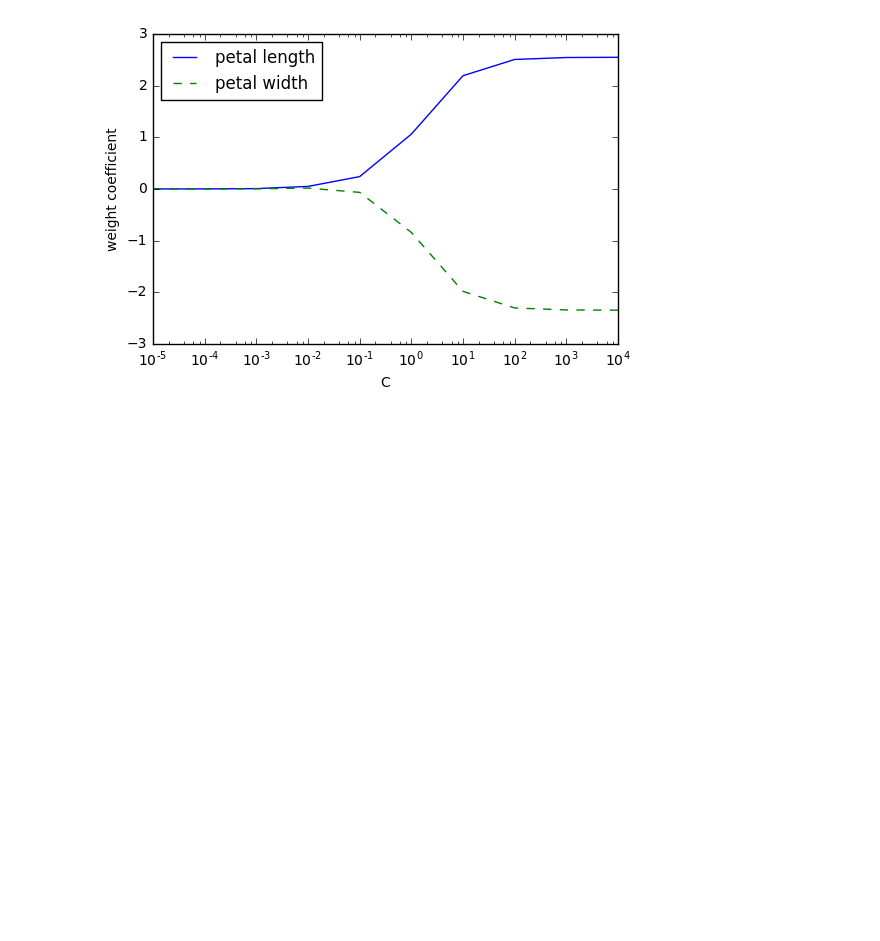
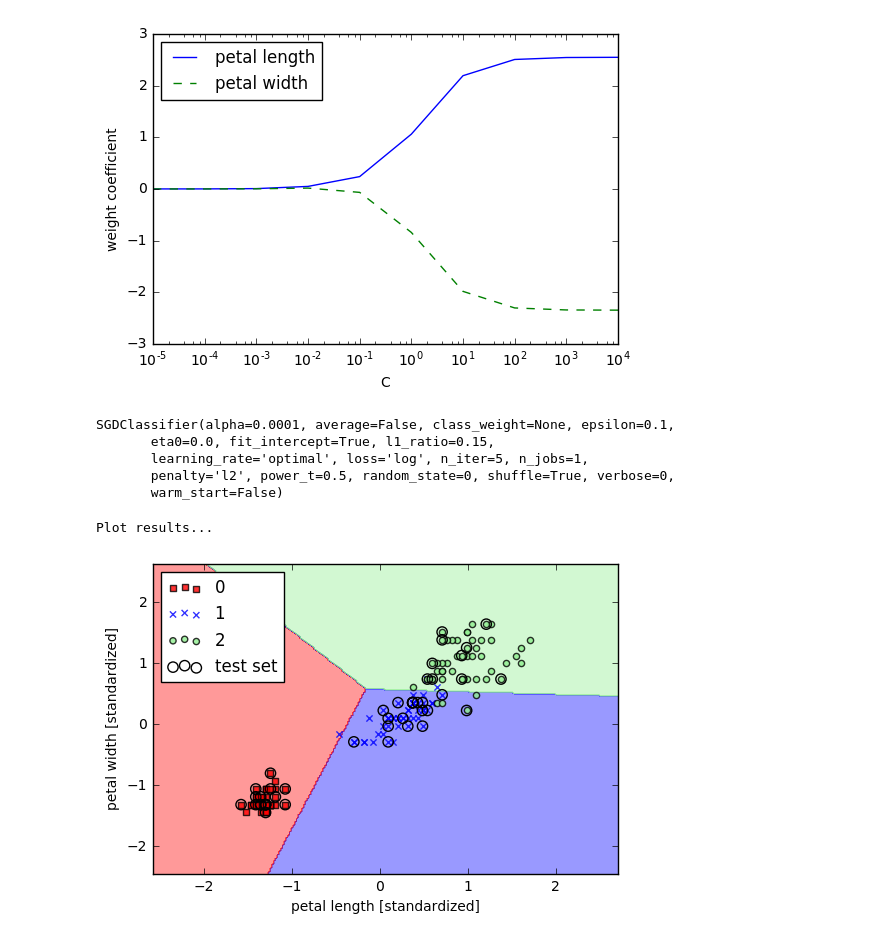
Before and after one commit to andymememe/Python-ML, a Jupyter notebook: Ch3/Scikit-LogisticRegression-Demo.ipynb, the cells around one changed output. Drawn from its saved outputs; the diff is of its cells as text; code cells hidden in the pictures; blank space fills up the shorter version.

Commit message:
SVM & Classifier w/ SGD

```diff
--- a/Ch3/Scikit-LogisticRegression-Demo.ipynb
+++ b/Ch3/Scikit-LogisticRegression-Demo.ipynb
@@ -204,3 +205,27 @@ plt.show()
 # %% [output]
 Compare regularization parameter...
 [figure]
+# %%
+# Logistic regression w/ SGD
+lr = SGDClassifier(loss='log', random_state=0)
+lr.fit(X_train_std, y_train)
+# %% [output]
+SGDClassifier(alpha=0.0001, average=False, class_weight=None, epsilon=0.1,
+       eta0=0.0, fit_intercept=True, l1_ratio=0.15,
+       learning_rate='optimal', loss='log', n_iter=5, n_jobs=1,
+       penalty='l2', power_t=0.5, random_state=0, shuffle=True, verbose=0,
+       warm_start=False)
+# %%
+# Plot results
+print('Plot results...')
+X_combined_std = np.vstack((X_train_std, X_test_std))
+y_combined = np.hstack((y_train, y_test))
+Plot.plot_decision_regions(X=X_combined_std, y=y_combined,
+                           classifier=lr, test_idx=range(105, 150))
+plt.xlabel('petal length [standardized]')
+plt.ylabel('petal width [standardized]')
+plt.legend(loc='upper left')
+plt.show()
+# %% [output]
+Plot results...
+[figure, added]
```
Also changed, not shown: parts of 1 cell of this notebook, 2 other files.
